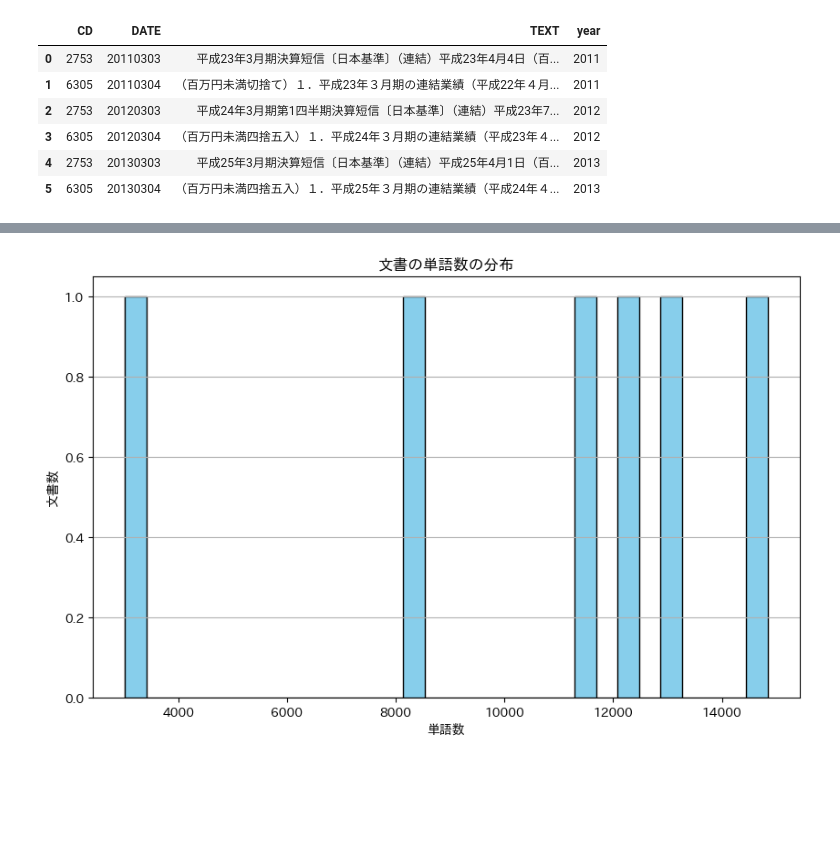
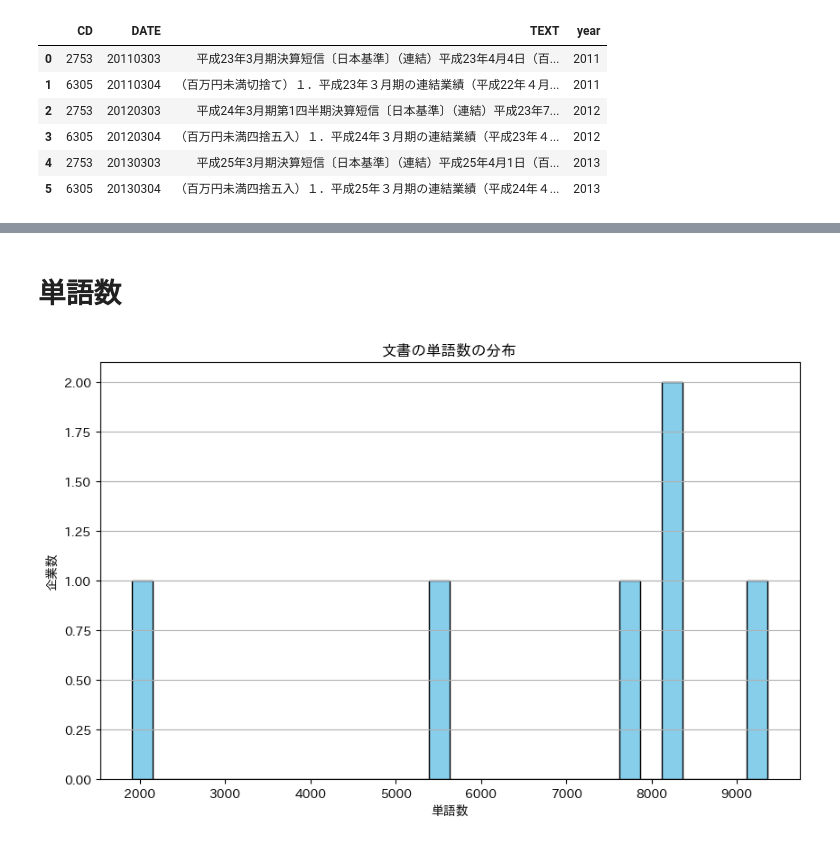
Before and after one commit to Ota1022/text_analysis, a Jupyter notebook: analysis.ipynb, the cells around one changed output, grey strips where cells are left out. Cells and saved outputs as stored; diff of their text form; code cells hidden in the pictures; blank space fills up the shorter version.

```diff
--- a/analysis.ipynb
+++ b/analysis.ipynb
@@ -87,14 +83,3 @@ combined_df
 | 3 | 6305 | 20120304 | （百万円未満四捨五入）１．平成24年３月期の連結業績（平成23年４... | 2012 |
 | 4 | 2753 | 20130303 | 平成25年3月期決算短信〔日本基準〕（連結）平成25年4月1日（百... | 2013 |
 | 5 | 6305 | 20130304 | （百万円未満四捨五入）１．平成25年３月期の連結業績（平成24年４... | 2013 |
-# %%
-# 表の部分の前処理
-
-# 関数を定義して、テキスト内の数字を0に置換
-def replace_numbers_with_zeros(text):
-    return re.sub(r'\d', '0', text)
-
-# TEXTカラムの各エントリに関数を適用
-combined_df['TEXT'] = combined_df['TEXT'].apply(replace_numbers_with_zeros)
-
-combined_df
@@ -117,0 +134,20 @@ df_2753
+# %%
+# Calculate the character count for each text entry
+combined_df['char_count'] = combined_df['TEXT'].str.len()
+
+# Determine the range of character counts for the entire dataset
+char_count_range = (combined_df['char_count'].min(), combined_df['char_count'].max())
+
+# Create bins for the histogram across the entire range of character counts
+bins = np.linspace(char_count_range[0], char_count_range[1], 30)
+
+# Plot the histogram for the character counts
+plt.figure(figsize=(10, 6))
+plt.hist(combined_df['char_count'].values, bins=bins, color='skyblue', edgecolor='black')
+plt.title('企業別の文字数の分布')
+plt.xlabel('文字数')
+plt.ylabel('企業数')
+plt.grid(axis='y')
+plt.show()
+
+combined_df.head()
@@ -151,29 +195,31 @@ combined_df.head()
+# %% [markdown]
+# 単語数
 # %%
-# mecab-ipadic-NEologdのパスを指定してMeCabを初期化
-# 'mecabrc'のパスは実際の環境に合わせて適宜変更してください。
-mecab = MeCab.Tagger('-d /opt/homebrew/lib/mecab/dic/mecab-ipadic-neologd')
+# 単語数の分布
 
 # 単語数カウント関数（上述の関数と同様）
 def count_words(text):
     mecab.parse('')  # 空文字列をparseすることで、文字列が初期化されるバグを回避
     node = mecab.parseToNode(text)
     count = 0
     while node:
         if node.feature.split(',')[0] != 'BOS/EOS':
             count += 1
         node = node.next
     return count
 
 # テキストのDataFrameに単語数カラムを追加
 combined_df['word_count'] = combined_df['TEXT'].apply(count_words)
 
 # 単語数の分布をヒストグラムで可視化
 plt.figure(figsize=(10, 6))
 plt.hist(combined_df['word_count'], bins=30, color='skyblue', edgecolor='black')
 plt.title('文書の単語数の分布')
 plt.xlabel('単語数')
-plt.ylabel('文書数')
+plt.ylabel('企業数')
 plt.grid(axis='y')
 plt.show()
+
+# 単語数が極端に少ない/多いデータが存在するので欠損値や外れ値の前処理が必要
 # %% [output]
-[figure, old version]
+[figure, new version]
```
Also changed, not shown: parts of 20 cells of this notebook.
